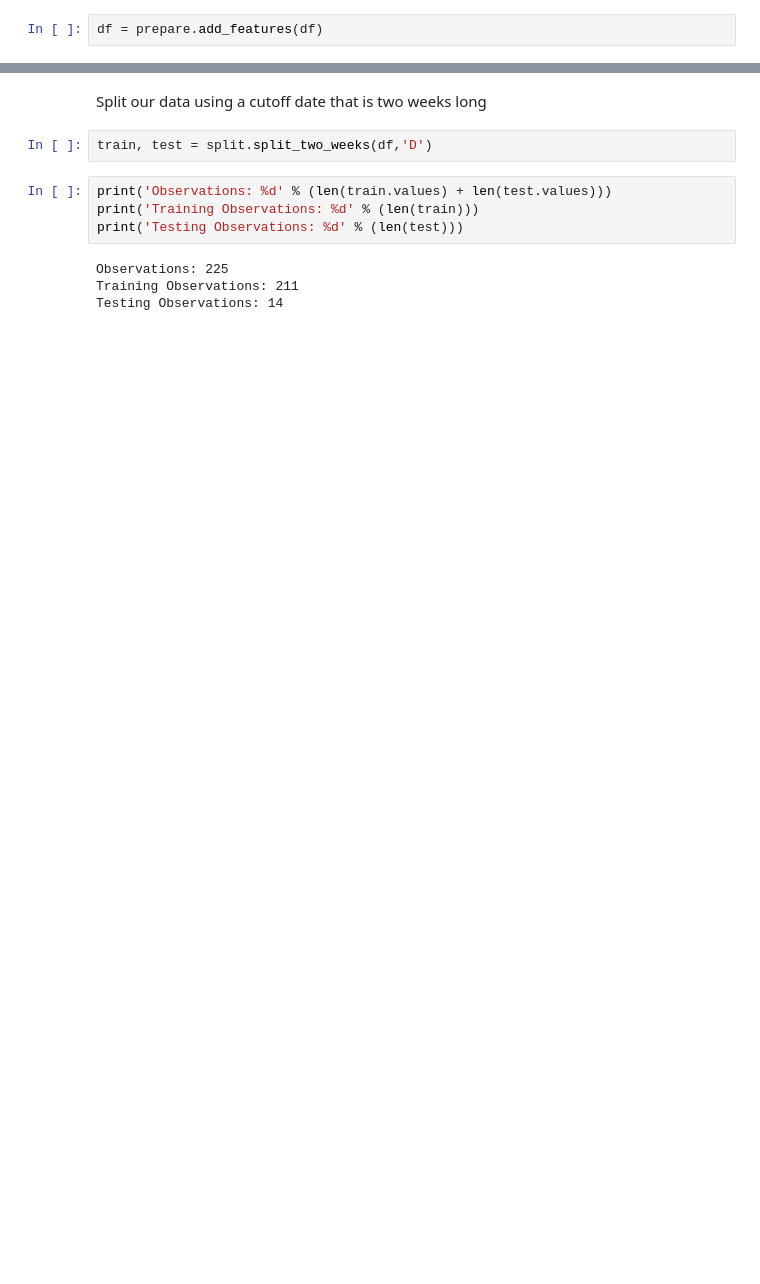
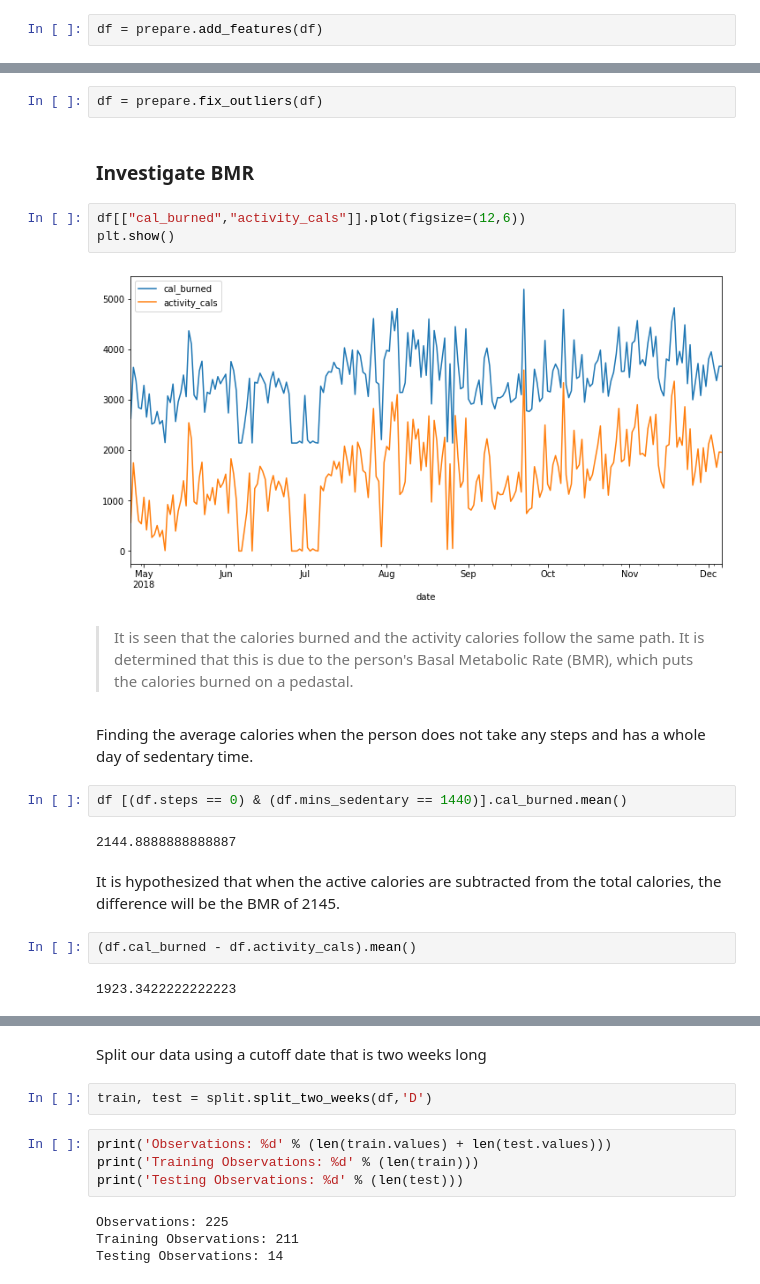
Before and after one commit to Dom-Misty/fit_bit_project, a Jupyter notebook: fitbit-pipeline.ipynb, the cells around one changed output, grey strips where cells are left out. Saved outputs shown, nothing was run; the diff lists cells and outputs as text; blank space fills up the shorter version.

```diff
--- a/fitbit-pipeline.ipynb
+++ b/fitbit-pipeline.ipynb
@@ -167,0 +239,23 @@ memory usage: 31.1+ KB
+# %%
+df = prepare.fix_outliers(df)
+# %% [markdown]
+### Investigate BMR
+# %%
+df[["cal_burned","activity_cals"]].plot(figsize=(12,6))
+plt.show()
+# %% [output]
+[figure, added]
+# %% [markdown]
+> It is seen that the calories burned and the activity calories follow the same path. It is determined that this is due to the person's Basal Metabolic Rate (BMR), which puts the calories burned on a pedastal.
+# %% [markdown]
+Finding the average calories when the person does not take any steps and has a whole day of sedentary time.
+# %%
+df [(df.steps == 0) & (df.mins_sedentary == 1440)].cal_burned.mean()
+# %% [output]
+2144.8888888888887
+# %% [markdown]
+It is hypothesized that when the active calories are subtracted from the total calories, the difference will be the BMR of 2145.
+# %%
+(df.cal_burned - df.activity_cals).mean()
+# %% [output]
+1923.3422222222223
```
Also changed, not shown: parts of 45 cells of this notebook.
